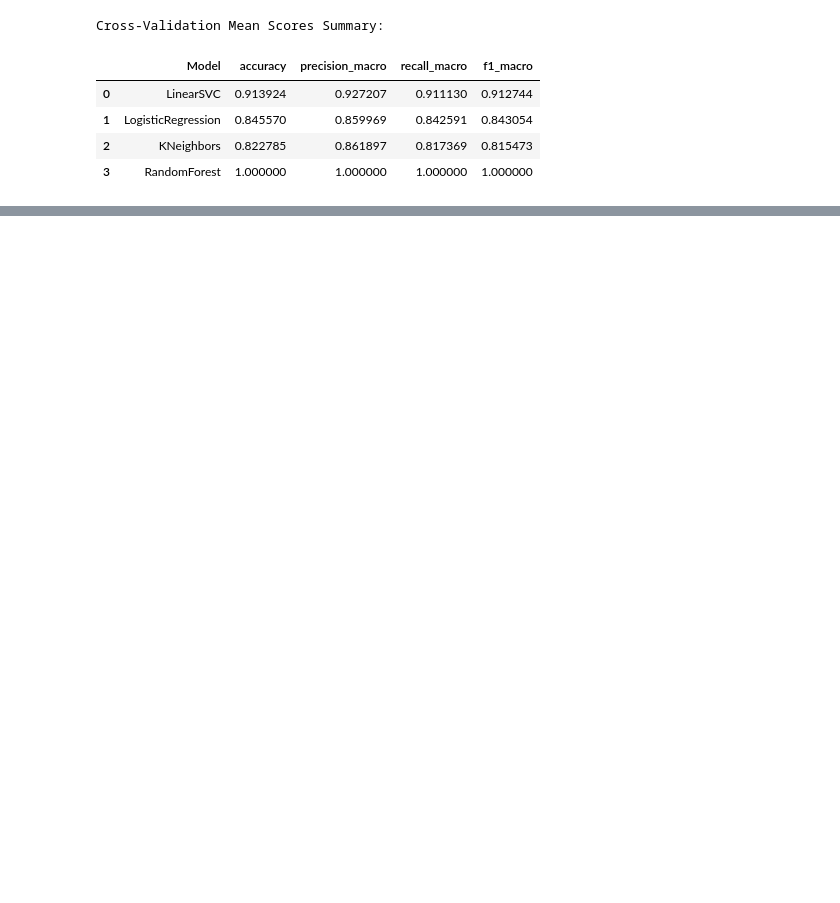
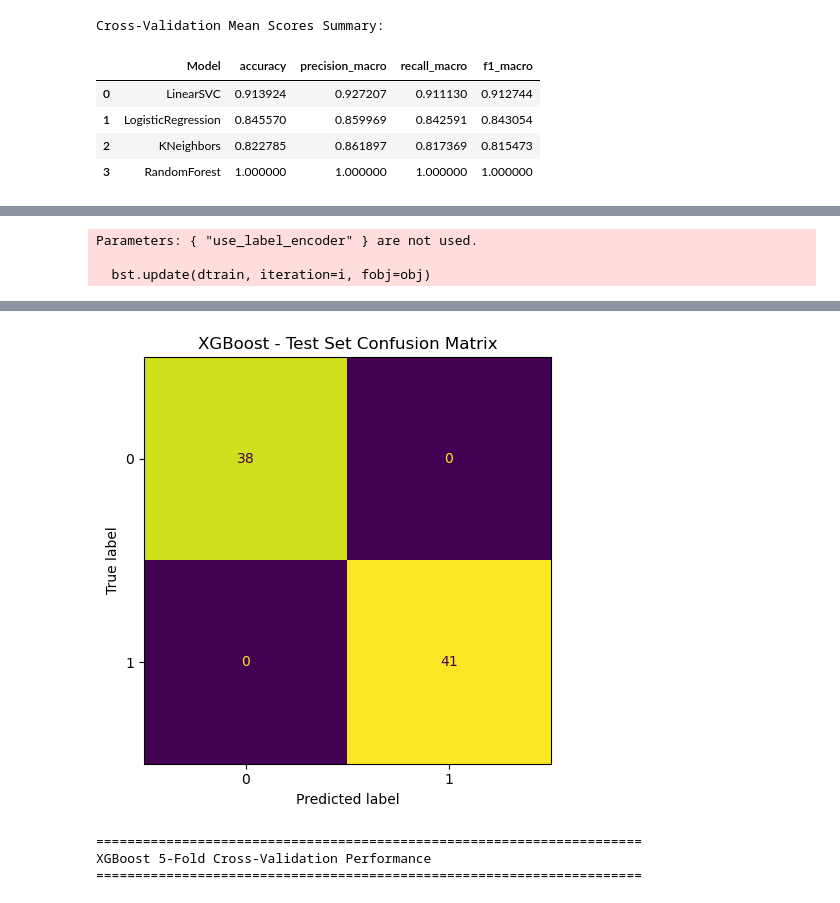
Before and after one commit to Abhiksahu3092/Autism_detection, a Jupyter notebook: test (1).ipynb, the cells around one changed output, grey strips where cells are left out. Saved outputs shown, nothing was run; the diff lists cells and outputs as text; code cells hidden in the pictures; blank space fills up the shorter version.

Commit message:
[update]: Added XGboost algorithm as well for comparision. More to follow

```diff
--- a/test (1).ipynb
+++ b/test (1).ipynb
@@ -518,0 +484,73 @@ Table: Test Set vs Cross-Validation Metrics and Differences (Accuracy in %)
+# %%
+from xgboost import XGBClassifier
+from sklearn.metrics import accuracy_score, classification_report, confusion_matrix, ConfusionMatrixDisplay
+from sklearn.model_selection import cross_validate, cross_val_predict, StratifiedKFold
+
+# Train XGBoost model
+print("="*70)
+print("PART 3: XGBoost Ensemble Model")
+print("="*70)
+print("\nTraining XGBoost Model...")
+
+xgb = XGBClassifier(
+    n_estimators=200,
+    max_depth=6,
+    learning_rate=0.1,
+    random_state=42,
+    eval_metric='logloss',
+    use_label_encoder=False
+)
+xgb.fit(X_train, y_train)
+pred_xgb = xgb.predict(X_test)
+
+# Test Set Evaluation
+print("\n" + "="*70)
+print("XGBoost Test Set Performance")
+print("="*70)
+print(f"Accuracy: {accuracy_score(y_test, pred_xgb)*100:.2f}%")
+print("\nClassification Report:")
+print(classification_report(y_test, pred_xgb))
+
+# Confusion Matrix
+fig, ax = plt.subplots(1, 1, figsize=(6, 5))
+cm = confusion_matrix(y_test, pred_xgb)
+disp = ConfusionMatrixDisplay(confusion_matrix=cm)
+disp.plot(ax=ax, colorbar=False)
+ax.set_title('XGBoost - Test Set Confusion Matrix')
+plt.tight_layout()
+plt.show()
+
+# XGBoost Cross-Validation
+print("\n" + "="*70)
+print("XGBoost 5-Fold Cross-Validation Performance")
+print("="*70)
+
+scoring = ['accuracy', 'precision_macro', 'recall_macro', 'f1_macro']
+kf = StratifiedKFold(n_splits=5, shuffle=True, random_state=42)
+
+xgb_cv_scores = cross_validate(xgb, X, y, cv=kf, scoring=scoring, return_train_score=False)
+xgb_cv_pred = cross_val_predict(xgb, X, y, cv=kf)
+
+print("\nCross-Validation Metrics:")
+for metric in scoring:
+    mean_score = xgb_cv_scores[f'test_{metric}'].mean()
+    std_score = xgb_cv_scores[f'test_{metric}'].std()
+    print(f"  {metric}: {mean_score:.4f} ± {std_score:.4f}")
+
+# XGBoost CV Confusion Matrix
+fig, ax = plt.subplots(1, 1, figsize=(6, 5))
+cm_cv = confusion_matrix(y, xgb_cv_pred)
+disp_cv = ConfusionMatrixDisplay(confusion_matrix=cm_cv)
+disp_cv.plot(ax=ax, colorbar=False)
+ax.set_title('XGBoost - Cross-Validation Confusion Matrix')
+plt.tight_layout()
+plt.show()
+
+# Store XGBoost results for comparison
+cv_results['XGBoost'] = {metric: xgb_cv_scores[f'test_{metric}'] for metric in scoring}
+cv_predictions['XGBoost'] = xgb_cv_pred
+
+print("\n" + "="*70)
+print("XGBoost training and evaluation complete!")
+print("="*70)
+# %% [output]
@@ -518,0 +566,3 @@ Table: Test Set vs Cross-Validation Metrics and Differences (Accuracy in %)
+Parameters: { "use_label_encoder" } are not used.
+
+  bst.update(dtrain, iteration=i, fobj=obj)
@@ -518,0 +580,4 @@ Table: Test Set vs Cross-Validation Metrics and Differences (Accuracy in %)
+[figure, added]
+======================================================================
+XGBoost 5-Fold Cross-Validation Performance
+======================================================================
```
Also changed, not shown: parts of 20 cells of this notebook.
